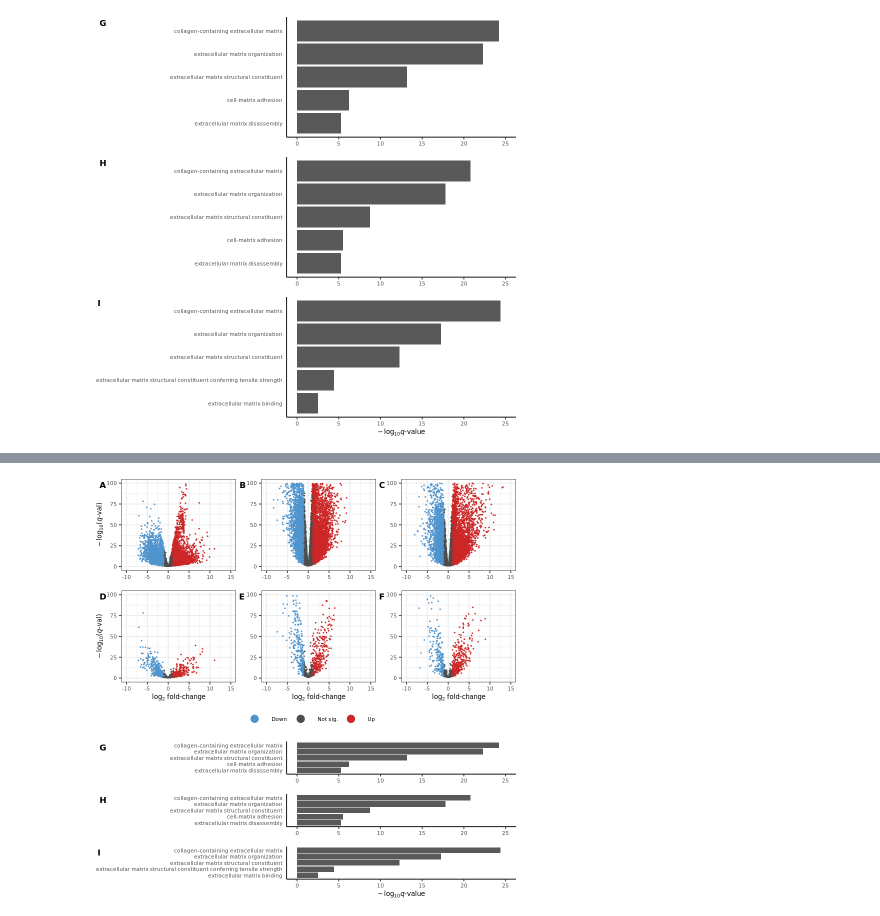
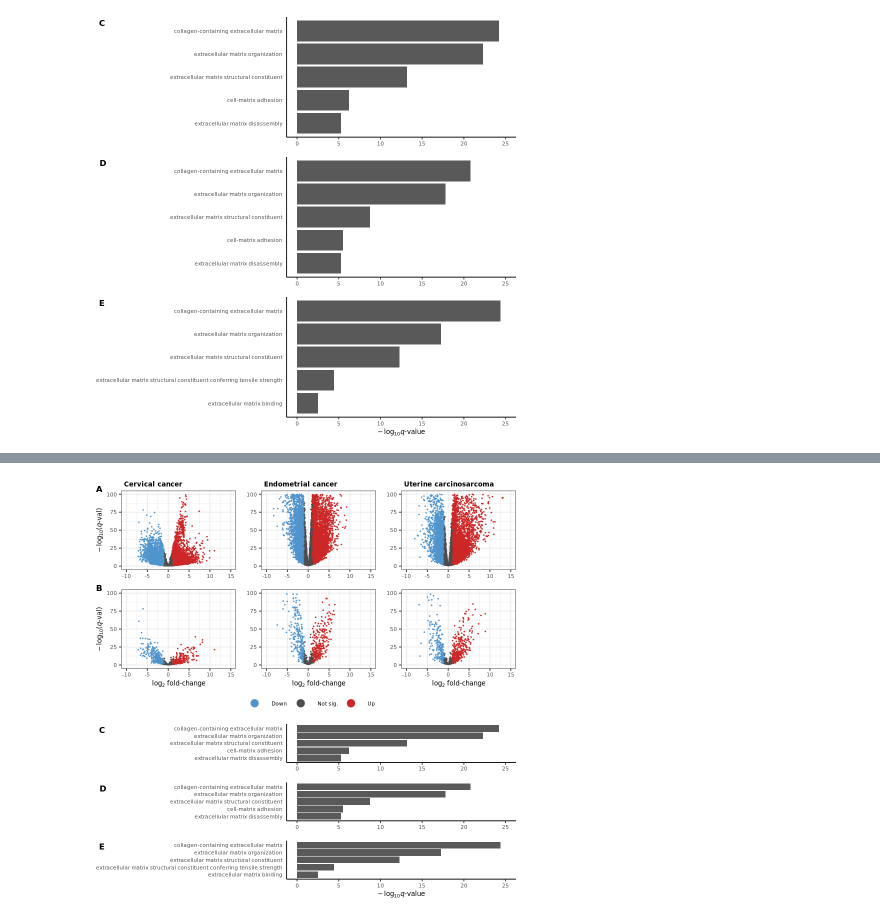
Before and after one commit to fogg-lab/characterizing-ecm-transcriptome-of-endometriosis, a Jupyter notebook: figures/figure_1.ipynb, the cells around one changed output, grey strips where cells are left out. Cells and saved outputs as stored; diff of their text form; code cells hidden in the pictures.

```diff
--- a/figures/figure_1.ipynb
+++ b/figures/figure_1.ipynb
@@ -103,10 +102,13 @@ vplot_list <- c(
 vplots <- plot_grid(
     plotlist = vplot_list,
     nrow = 2,
-    labels = c("A", "B", "C", "D", "E", "F"),
+#     labels = c("A", "B", "C", "D", "E", "F"),
+    labels = c("A", "", "", "B", "", ""),
     label_fontfamily = family,
     label_size = label_text_size,
     label_fontface = "bold",
+    vjust = 0.25,
+    hjust = 0,
     align = "vh"
 )
 
@@ -142,7 +144,8 @@ ea_keggplot_list <- mget(c("CESC_deg_keggplot", "UCEC_deg_keggplot", "UCS_deg_ke
 ea_goplots <- plot_grid(
     plotlist = ea_goplot_list,
     ncol = 1,
-    labels = c("G", "H", "I"),
+#     labels = c("G", "H", "I"),
+    labels = c("C", "D", "E"),
     label_fontfamily = family,
     label_size = label_text_size,
     label_fontface = "bold",
@@ -153,10 +156,11 @@ ea_goplots
 [figure]
 # %%
 fig1 <- plot_grid(
+    plot_grid(NULL, NULL, NULL, ncol = 3, labels = c("Cervical cancer", "Endometrial cancer", "Uterine carcinosarcoma"), label_font_family = family, label_size = text_size, label_fontface = "bold", hjust = 0, vjust = 1.5, label_x = 0.2),
     vplot_grid + theme(plot.margin = unit(c(0, 0, 0.25, 0), "cm")),
     ea_goplots,
     ncol = 1,
-    rel_heights = c(1, 0.6)
+    rel_heights = c(0.05, 1, 0.75)
 )
 fig1
 # %% [output]
@@ -163,4 +169,4 @@ fig1
-[figure, old version]
+[figure, new version]
 # %%
 # ggsave(fig1, filename = paste0(dirs$figures_dir, "/paneled/figure1.png"), dpi = dpi, height = fig1_ht, width = fig1_wd)
 ggsave(fig1, filename = paste0(dirs$figures_dir, "/paneled/figure1.png"), dpi = dpi, height = 6, width = 6)
```
Also changed, not shown: parts of 4 cells of this notebook, 9 other files.
